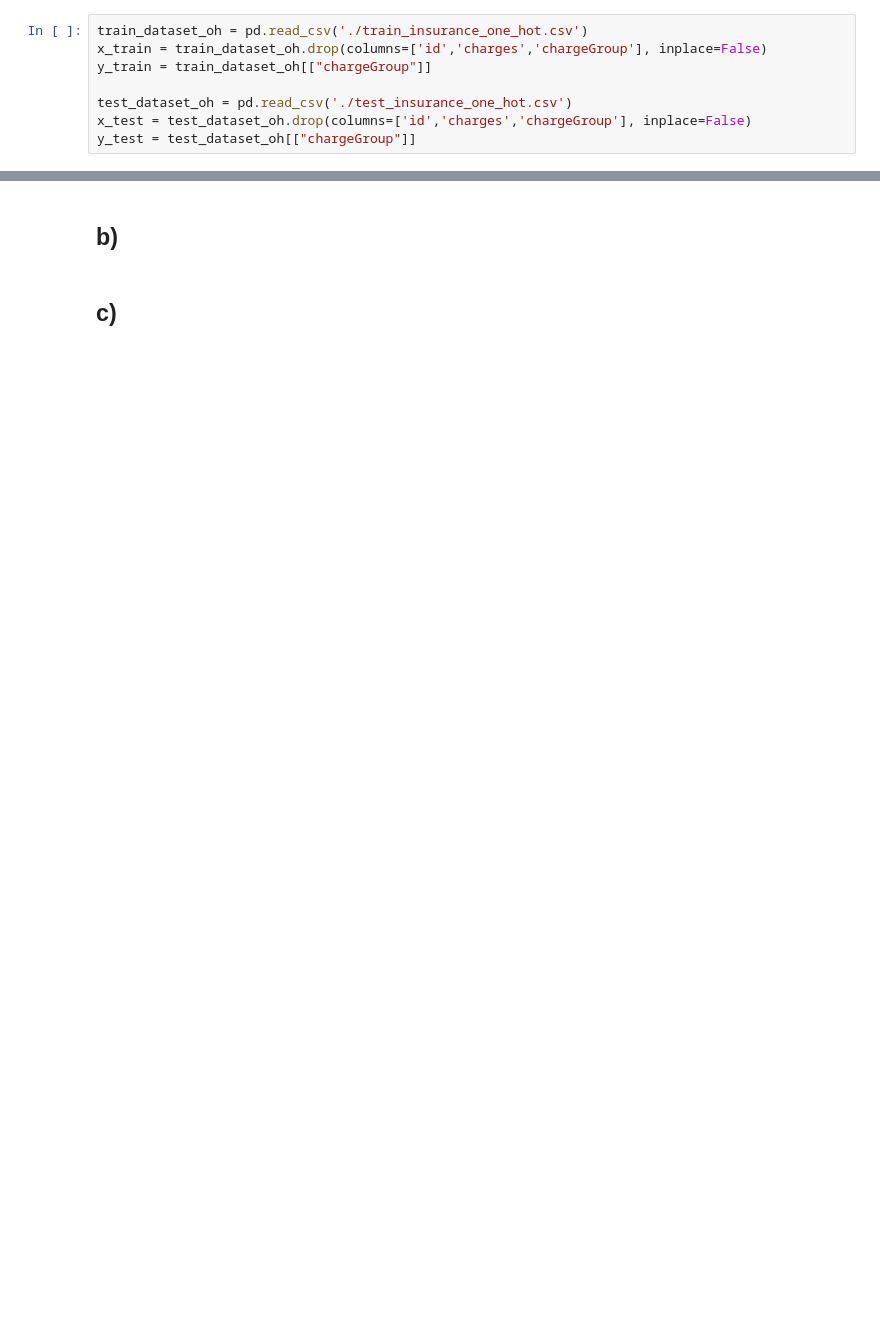
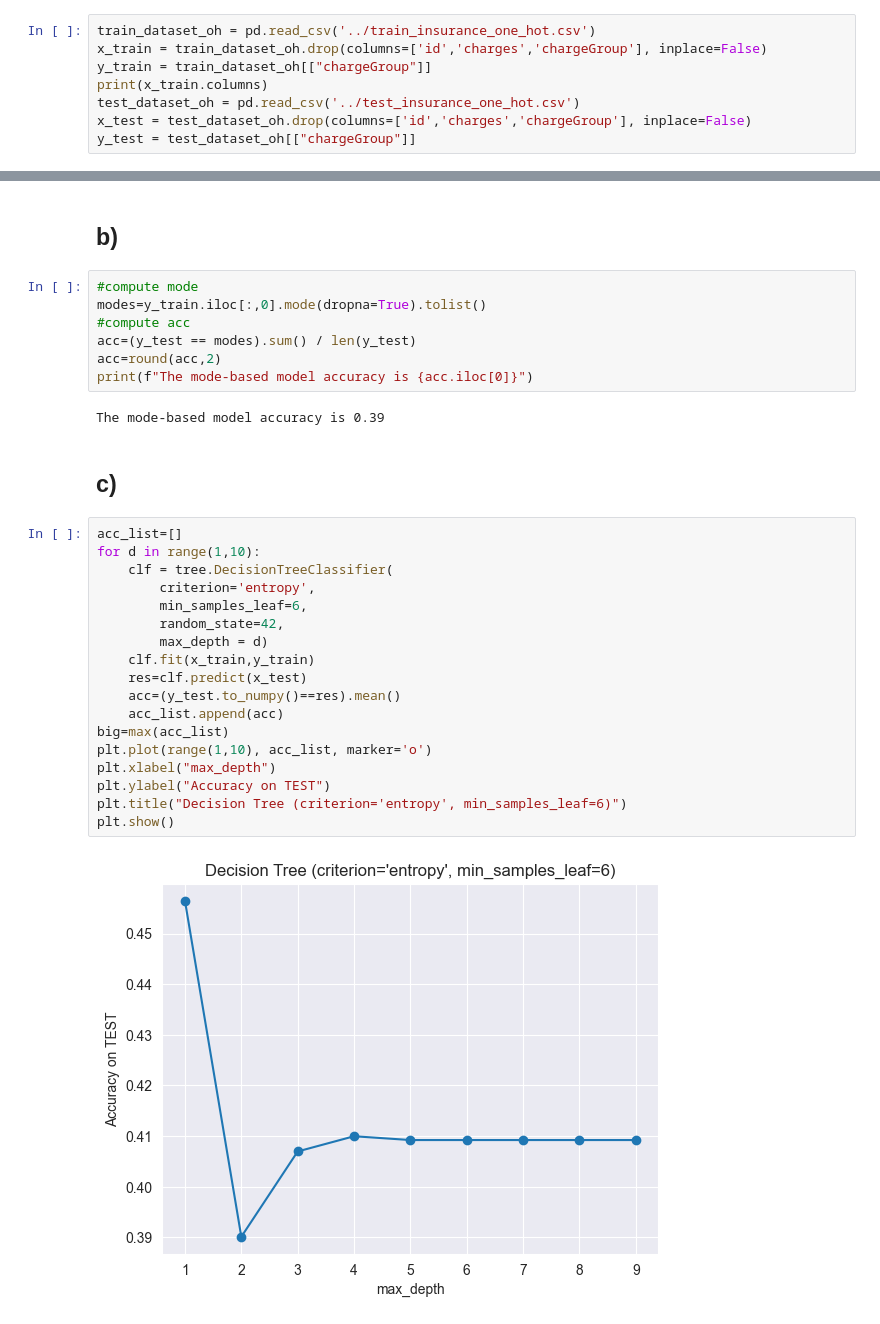
Before and after one commit to rain02333z-spec/Assignment_Part_1, a Jupyter notebook: intro/templates_jupyter_notebooks/Q2_decision_trees.ipynb, the cells around one changed output, grey strips where cells are left out. Cells and saved outputs as stored; diff of their text form; blank space fills up the shorter version.

```diff
--- a/intro/templates_jupyter_notebooks/Q2_decision_trees.ipynb
+++ b/intro/templates_jupyter_notebooks/Q2_decision_trees.ipynb
@@ -22,10 +22,10 @@ from sklearn.preprocessing import OneHotEncoder
 # %% [markdown]
 Load the train and test data sets
 # %%
-train_dataset_oh = pd.read_csv('./train_insurance_one_hot.csv')
+train_dataset_oh = pd.read_csv('../train_insurance_one_hot.csv')
 x_train = train_dataset_oh.drop(columns=['id','charges','chargeGroup'], inplace=False)
 y_train = train_dataset_oh[["chargeGroup"]]
-
-test_dataset_oh = pd.read_csv('./test_insurance_one_hot.csv')
+print(x_train.columns)
+test_dataset_oh = pd.read_csv('../test_insurance_one_hot.csv')
 x_test = test_dataset_oh.drop(columns=['id','charges','chargeGroup'], inplace=False)
 y_test = test_dataset_oh[["chargeGroup"]]
@@ -34,5 +45,34 @@ y_test = test_dataset_oh[["chargeGroup"]]
 # %% [markdown]
 ## b)
+# %%
+#compute mode
+modes=y_train.iloc[:,0].mode(dropna=True).tolist()
+#compute acc
+acc=(y_test == modes).sum() / len(y_test)
+acc=round(acc,2)
+print(f"The mode-based model accuracy is {acc.iloc[0]}")
+# %% [output]
+The mode-based model accuracy is 0.39
 # %% [markdown]
 ## c)
+# %%
+acc_list=[]
+for d in range(1,10):
+    clf = tree.DecisionTreeClassifier(
+        criterion='entropy',
+        min_samples_leaf=6,
+        random_state=42,
+        max_depth = d)
+    clf.fit(x_train,y_train)
+    res=clf.predict(x_test)
+    acc=(y_test.to_numpy()==res).mean()
+    acc_list.append(acc)
+big=max(acc_list)
+plt.plot(range(1,10), acc_list, marker='o')
+plt.xlabel("max_depth")
+plt.ylabel("Accuracy on TEST")
+plt.title("Decision Tree (criterion='entropy', min_samples_leaf=6)")
+plt.show()
+# %% [output]
+[figure, added]
 # %% [markdown]
```
Also changed, not shown: parts of 4 cells of this notebook, 1 other file.
